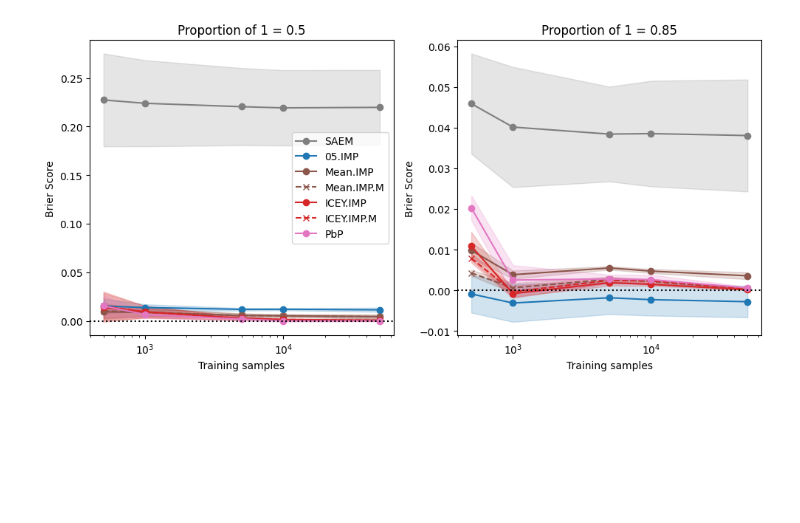
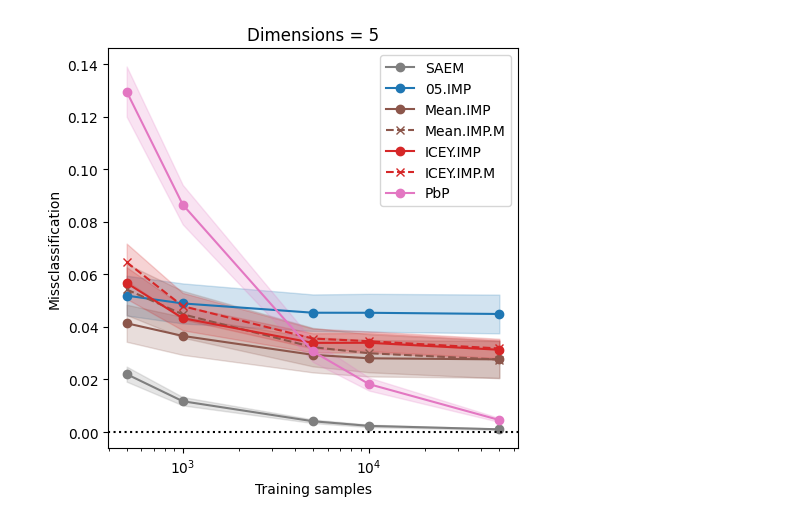
Before and after one commit to ChristopheMuller/logistic_with_NAs, a Jupyter notebook: 7_plot_pred_scores.ipynb, the cells around one changed output. Saved outputs shown, nothing was run; the diff lists cells and outputs as text; code cells hidden in the pictures; blank space fills up the shorter version.

Commit message:
ravel data from SAEM

```diff
--- a/7_plot_pred_scores.ipynb
+++ b/7_plot_pred_scores.ipynb
@@ -46,10 +46,10 @@ def plot_one_subplot_pred(
             M = np.load(os.path.join("data", exp, "test_data",f"{row_set_up['set_up']}.npz"))["M"]
             idx_pattern = get_index_pattern(pattern, M, remove_all_missing=True)
 
-        pred = np.load(os.path.join("data", exp, "pred_data",f"{row_set_up['file_name']}.npz"))["y_probs_pred"]
+        pred = np.load(os.path.join("data", exp, "pred_data",f"{row_set_up['file_name']}.npz"))["y_probs_pred"].ravel()
         pred = pred[idx_pattern] if pattern is not None else pred
 
-        true = np.load(os.path.join("data", exp, "test_data",f"{row_set_up['set_up']}.npz"))["y_probs"]
+        true = np.load(os.path.join("data", exp, "test_data",f"{row_set_up['set_up']}.npz"))["y_probs"].ravel()
         true = true[idx_pattern] if pattern is not None else true
 
         score = metrics_set_up[metric](true, pred)
@@ -137,36 +137,34 @@ def plot_pred_scores_subplots(
         ax.set_ylim(min_y, max_y)
         if i == 0:
             ax.legend()
 
         if log_x:
             ax.set_xscale("log")
         if log_y:
             ax.set_yscale("log")
         if diff_bayes:
             ax.axhline(0, color="black", linestyle=":")
 
 
     plt.tight_layout()
     if save is not None:
         plt.savefig(save)
 
     plt.show()
 
 
 plot_pred_scores_subplots(
     simulation_set_up,
-    metric = "brier_score",
-    variable="prop1",
+    metric = "missclassification_error",
+    variable="d",
     diff_bayes=True,
-    pattern = 0,
+    pattern = None,
 
 
     remove_methods=["05.IMP.M", "ICE.IMP.M", "ICE.IMP", "MICE.5.IMP", "MICE.IMP"],
     # select_methods=["MICE.5.IMP", "ICE.IMP", "SAEM"]
 
-    corr= 0.,
-    prcNA=0.25,
 
 )
 # %% [output]
-[figure, old version]
+[figure, new version]
```
